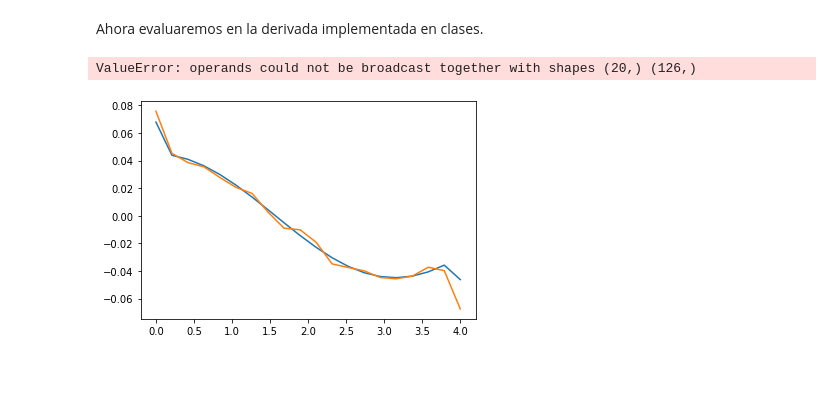
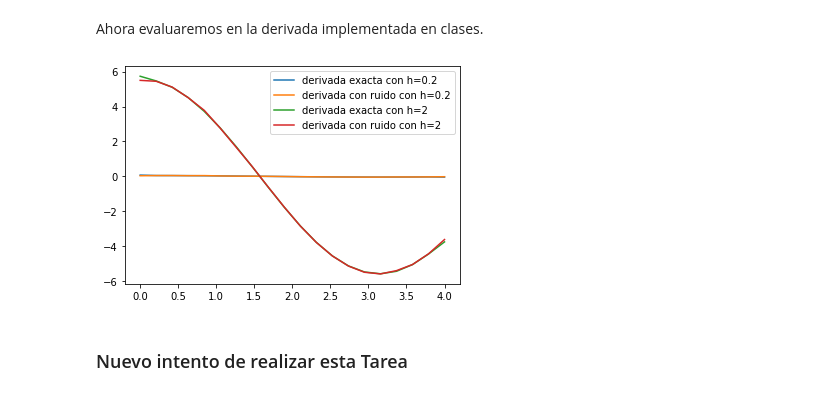
Before and after one commit to FabricioVasquezBustamante/Tareas, a Jupyter notebook: Tarea 8.7.ipynb, the cells around one changed output. Drawn from its saved outputs; the diff is of its cells as text; code cells hidden in the pictures.

```diff
--- a/Tarea 8.7.ipynb
+++ b/Tarea 8.7.ipynb
@@ -76,22 +76,21 @@ Ahora evaluaremos en la derivada implementada en clases.
 # %%
 num = 20                                                     #Derivada vista en clases
 x = np.linspace(0, 4, num)
 h = 4/num                           #h=0.2
 datos_e = np.sin(x)
 datos_r = np.sin(x) + np.random.normal(0, 0.001, num)
 plt.plot(x, deriv_datos(datos_e, h) - np.cos(x), label='derivada exacta con h=0.2')
 plt.plot(x, deriv_datos(datos_r, h) - np.cos(x), label='derivada con ruido con h=0.2')
 
-
 #Derivada con h casi mínimo
-
-num = 126
+num = 20
 x = np.linspace(0, 4, num)
-h = 4/num  #h=0.031746031
+h = 0.03170577045022194
 plt.plot(x, deriv_datos(datos_e, h) - np.cos(x), label='derivada exacta con h=2')
 plt.plot(x, deriv_datos(datos_r, h) - np.cos(x), label='derivada con ruido con h=2')
 plt.legend()
 plt.show()
 # %% [output]
-ValueError: operands could not be broadcast together with shapes (20,) (126,)
-[figure, old version]
+[figure, new version]
+# %% [markdown]
+### Nuevo intento de realizar esta Tarea
```
Also changed, not shown: parts of 6 cells of this notebook.
